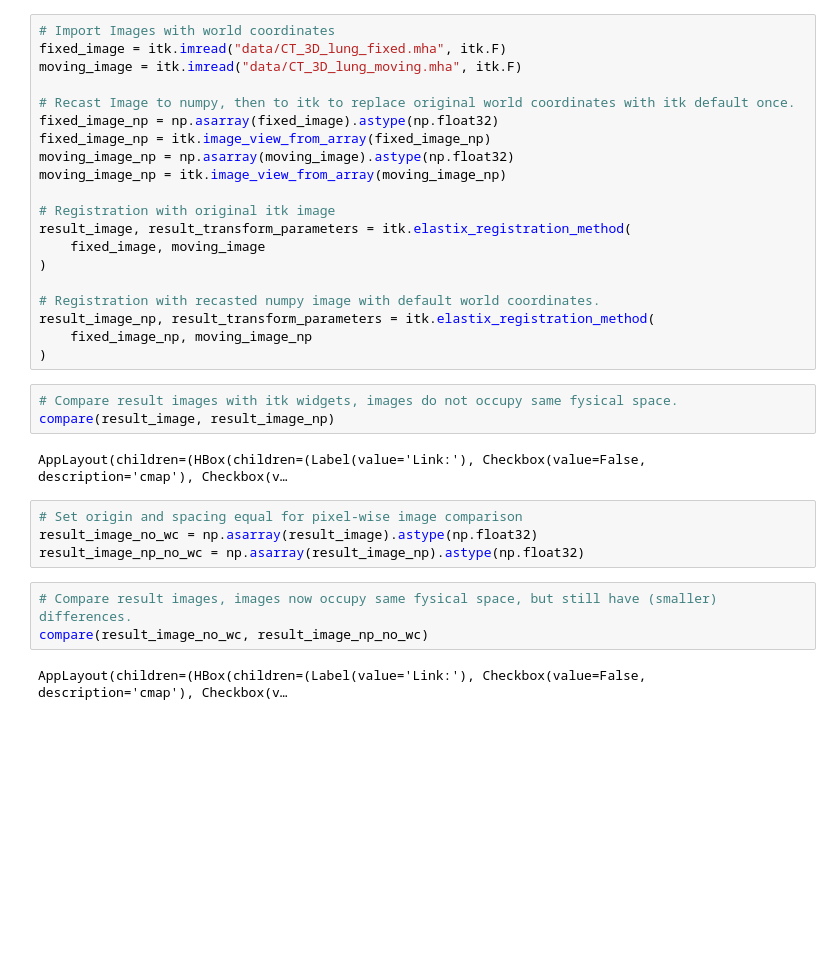
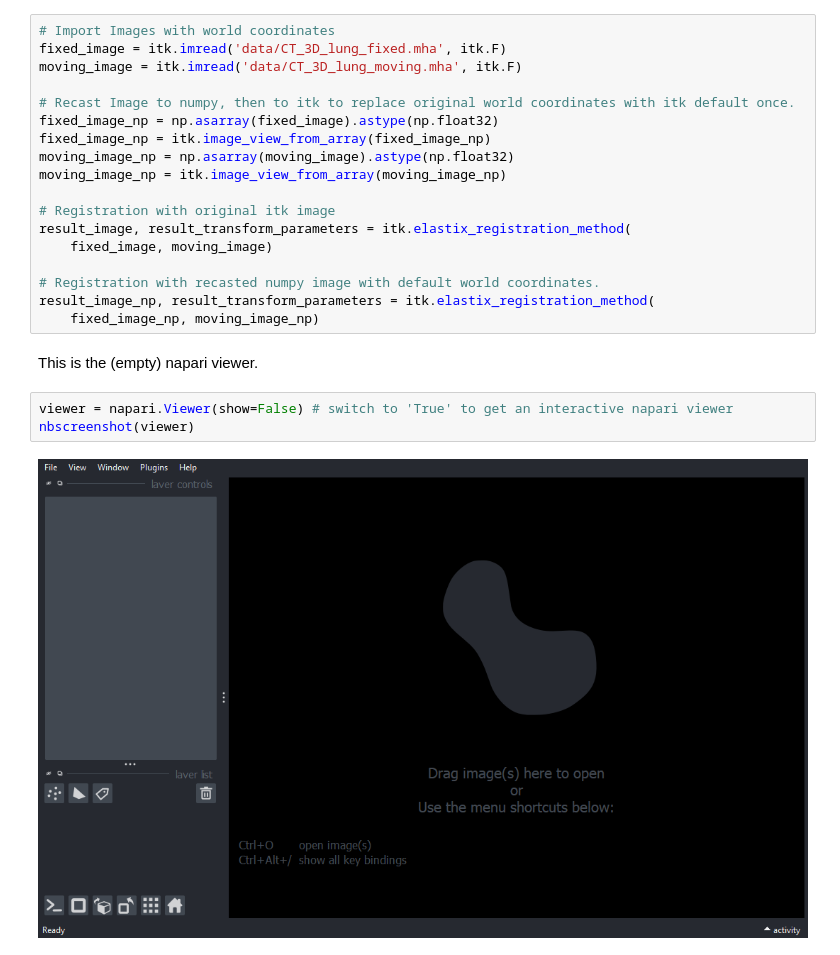
Before and after one commit to InsightSoftwareConsortium/ITKElastix, a Jupyter notebook: examples/ITK_Example14_WorldCoordinatesExplanation_Napari.ipynb, the cells around one changed output. Drawn from its saved outputs; the diff is of its cells as text; blank space fills up the shorter version.

Commit message:
ENH: Update napari notebook example

```diff
--- a/examples/ITK_Example14_WorldCoordinatesExplanation_Napari.ipynb
+++ b/examples/ITK_Example14_WorldCoordinatesExplanation_Napari.ipynb
@@ -8,7 +19,7 @@ import numpy as np
 # %%
 # Import Images with world coordinates
-fixed_image = itk.imread("data/CT_3D_lung_fixed.mha", itk.F)
-moving_image = itk.imread("data/CT_3D_lung_moving.mha", itk.F)
+fixed_image = itk.imread('data/CT_3D_lung_fixed.mha', itk.F)
+moving_image = itk.imread('data/CT_3D_lung_moving.mha', itk.F)
 
 # Recast Image to numpy, then to itk to replace original world coordinates with itk default once.
 fixed_image_np = np.asarray(fixed_image).astype(np.float32)
@@ -18,24 +29,15 @@ moving_image_np = itk.image_view_from_array(moving_image_np)
 
 # Registration with original itk image
 result_image, result_transform_parameters = itk.elastix_registration_method(
-    fixed_image, moving_image
-)
+    fixed_image, moving_image)
 
 # Registration with recasted numpy image with default world coordinates.
 result_image_np, result_transform_parameters = itk.elastix_registration_method(
-    fixed_image_np, moving_image_np
-)
+    fixed_image_np, moving_image_np)
-# %%
-# Compare result images with itk widgets, images do not occupy same fysical space.
-compare(result_image, result_image_np)
-# %% [output]
-AppLayout(children=(HBox(children=(Label(value='Link:'), Checkbox(value=False, description='cmap'), Checkbox(v…
-# %%
-# Set origin and spacing equal for pixel-wise image comparison
-result_image_no_wc = np.asarray(result_image).astype(np.float32)
-result_image_np_no_wc = np.asarray(result_image_np).astype(np.float32)
-# %%
-# Compare result images, images now occupy same fysical space, but still have (smaller) differences.
-compare(result_image_no_wc, result_image_np_no_wc)
-# %% [output]
-AppLayout(children=(HBox(children=(Label(value='Link:'), Checkbox(value=False, description='cmap'), Checkbox(v…
+# %% [markdown]
+This is the (empty) napari viewer.
+# %%
+viewer = napari.Viewer(show=False) # switch to 'True' to get an interactive napari viewer
+nbscreenshot(viewer)
+# %% [output]
+[figure, added]
```
Also changed, not shown: parts of 8 cells of this notebook, 2 other files.
